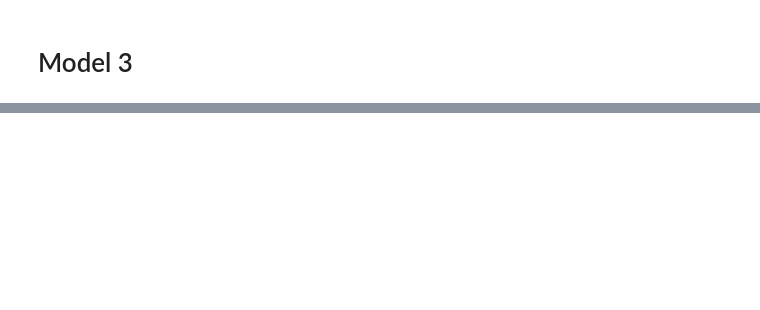
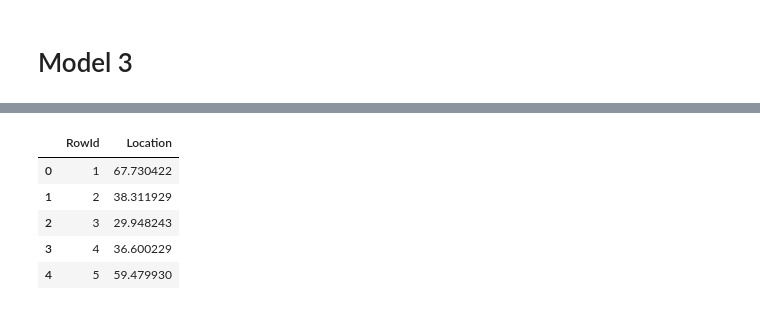
Before and after one commit to catnado/Facial_Key_Points_Detection, a Jupyter notebook: Ensemble.ipynb, the cells around one changed output, grey strips where cells are left out. Saved outputs shown, nothing was run; the diff lists cells and outputs as text; code cells hidden in the pictures; blank space fills up the shorter version.

```diff
--- a/Ensemble.ipynb
+++ b/Ensemble.ipynb
@@ -450,0 +900,12 @@ def create_model(x_train, y_train, n_point):
+# %%
+ensemble['Location'] = ensemble[['Location_x', 'Location_y', 'Location']].mean(axis=1)
+ensemble.drop(columns=['Location_x', 'Location_y'], inplace=True)
+# %%
+ensemble.head()
+# %% [output]
+|  | RowId | Location |
+| 0 | 1 | 67.730422 |
+| 1 | 2 | 38.311929 |
+| 2 | 3 | 29.948243 |
+| 3 | 4 | 36.600229 |
+| 4 | 5 | 59.479930 |
```
Also changed, not shown: parts of 31 cells of this notebook, 9 other files.
